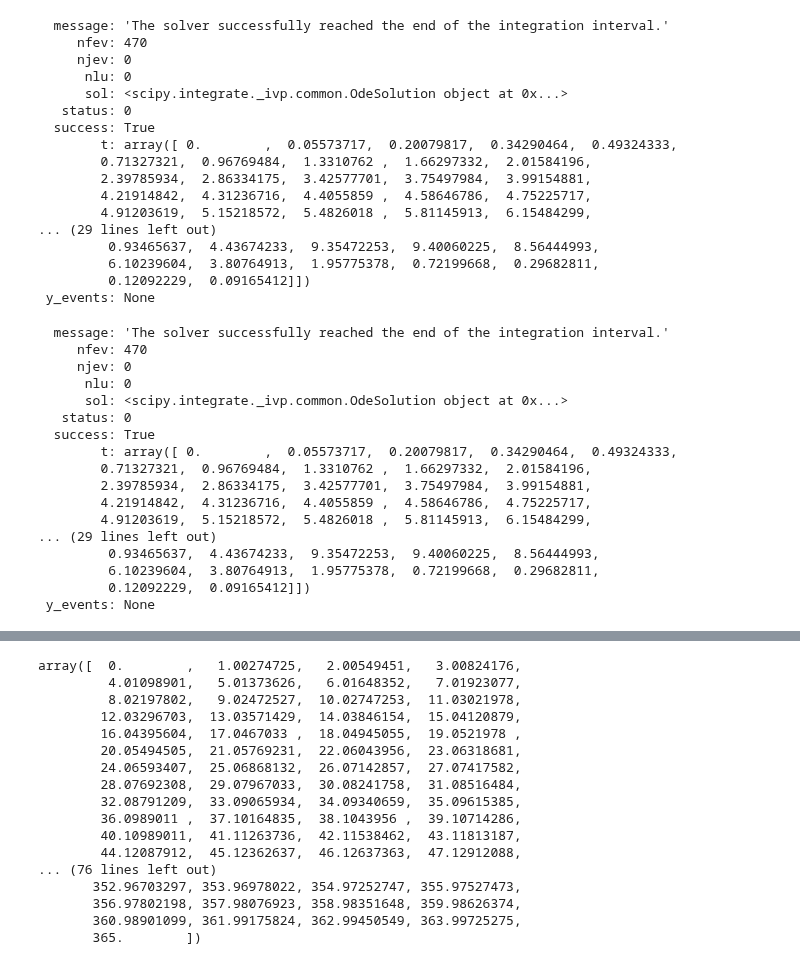
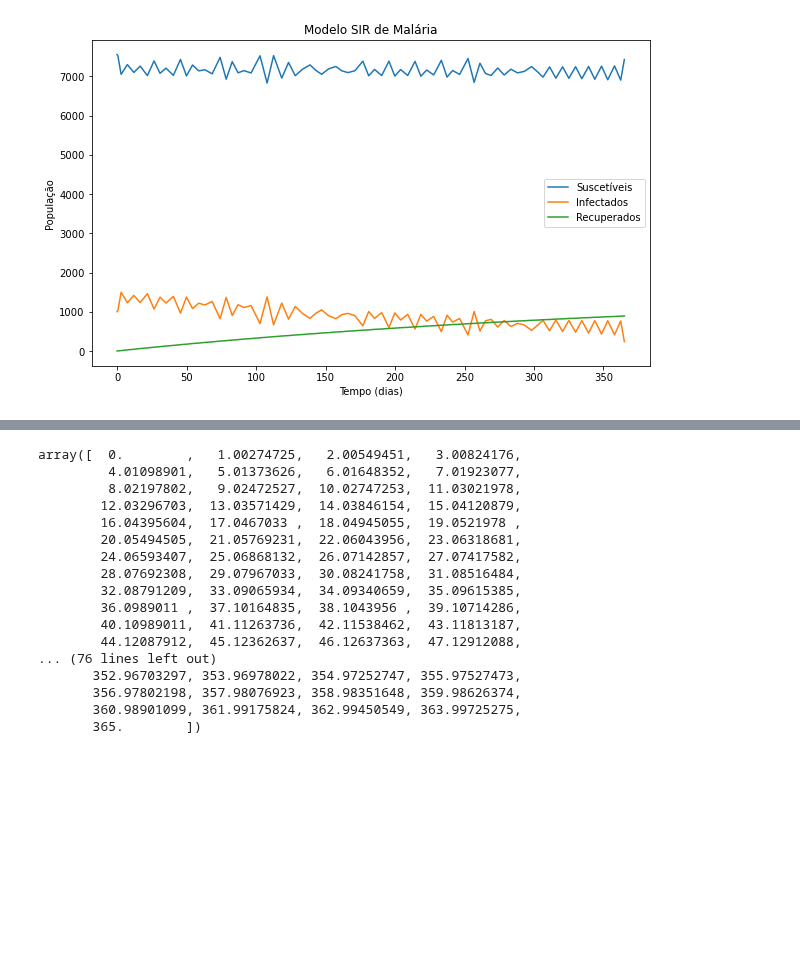
Before and after one commit to RaphaLevy/TCC, a Jupyter notebook: Modelagem/Teste_Scipy_Integrate.ipynb, the cells around one changed output, grey strips where cells are left out. Cells and saved outputs as stored; diff of their text form; code cells hidden in the pictures; blank space fills up the shorter version.

```diff
--- a/Modelagem/Teste_Scipy_Integrate.ipynb
+++ b/Modelagem/Teste_Scipy_Integrate.ipynb
@@ -111,6 +133,6 @@ args = (T1, T2, omega1, phi1, R1, R2, omega2, phi2,
                    D1, b1, A, B, C, b2, tau_H, DD, Tmin, gamma, R_L,
                    N, M, I_M0, I_H0)
 # %%
-sol = solve_ivp(lotkavolterra, [0, 365], [S_H0, I_H0, 0], args=(I_M0, N, gamma), dense_output=True)
+sol = solve_ivp(lotkavolterra, [0, 365], [S_H0, I_H0, 0], args=args, dense_output=True)
 sol
 # %% [output]
@@ -124,21 +155,0 @@ def lotkavolterra(t, z, a, b, c, d):
-# %%
-sol = solve_ivp(lotkavolterra, [0, 15], [10, 5], args=(1.5, 1, 3, 1), dense_output=True)
-sol
-# %% [output]
-  message: 'The solver successfully reached the end of the integration interval.'
-     nfev: 470
-     njev: 0
-      nlu: 0
-      sol: <scipy.integrate._ivp.common.OdeSolution object at 0x...>
-   status: 0
-  success: True
-        t: array([ 0.        ,  0.05573717,  0.20079817,  0.34290464,  0.49324333,
-        0.71327321,  0.96769484,  1.3310762 ,  1.66297332,  2.01584196,
-        2.39785934,  2.86334175,  3.42577701,  3.75497984,  3.99154881,
-        4.21914842,  4.31236716,  4.4055859 ,  4.58646786,  4.75225717,
-        4.91203619,  5.15218572,  5.4826018 ,  5.81145913,  6.15484299,
-... (29 lines left out)
-         0.93465637,  4.43674233,  9.35472253,  9.40060225,  8.56444993,
-         6.10239604,  3.80764913,  1.95775378,  0.72199668,  0.29682811,
-         0.12092229,  0.09165412]])
- y_events: None
@@ -151,21 +156,23 @@ def lotkavolterra(t, z, a, b, c, d):
-# %%
-sol = solve_ivp(lotkavolterra, [0, 15], [10, 5], args=(1.5, 1, 3, 1), dense_output=True)
-sol
-# %% [output]
-  message: 'The solver successfully reached the end of the integration interval.'
-     nfev: 470
-     njev: 0
-      nlu: 0
-      sol: <scipy.integrate._ivp.common.OdeSolution object at 0x...>
-   status: 0
-  success: True
-        t: array([ 0.        ,  0.05573717,  0.20079817,  0.34290464,  0.49324333,
-        0.71327321,  0.96769484,  1.3310762 ,  1.66297332,  2.01584196,
-        2.39785934,  2.86334175,  3.42577701,  3.75497984,  3.99154881,
-        4.21914842,  4.31236716,  4.4055859 ,  4.58646786,  4.75225717,
-        4.91203619,  5.15218572,  5.4826018 ,  5.81145913,  6.15484299,
-... (29 lines left out)
-         0.93465637,  4.43674233,  9.35472253,  9.40060225,  8.56444993,
-         6.10239604,  3.80764913,  1.95775378,  0.72199668,  0.29682811,
-         0.12092229,  0.09165412]])
- y_events: None
+# %%
+# Extraindo as soluções
+times = sol.t
+S, I, R = sol.y
+# %%
+# Cria um gráfico com base no tempo e nos valores de S_H, I_H e R_H
+plt.figure(figsize=(10, 6))
+plt.plot(times, S, label='Suscetíveis')
+plt.plot(times, I, label='Infectados')
+plt.plot(times, R, label='Recuperados')
+
+# Define os títulos dos eixos e o título do gráfico
+plt.xlabel('Tempo (dias)')
+plt.ylabel('População')
+plt.title('Modelo SIR de Malária')
+
+# Adiciona a legenda ao gráfico
+plt.legend()
+
+# Mostra o gráfico
+plt.show()
+# %% [output]
+[figure, added]
```
Also changed, not shown: parts of 33 cells of this notebook.
